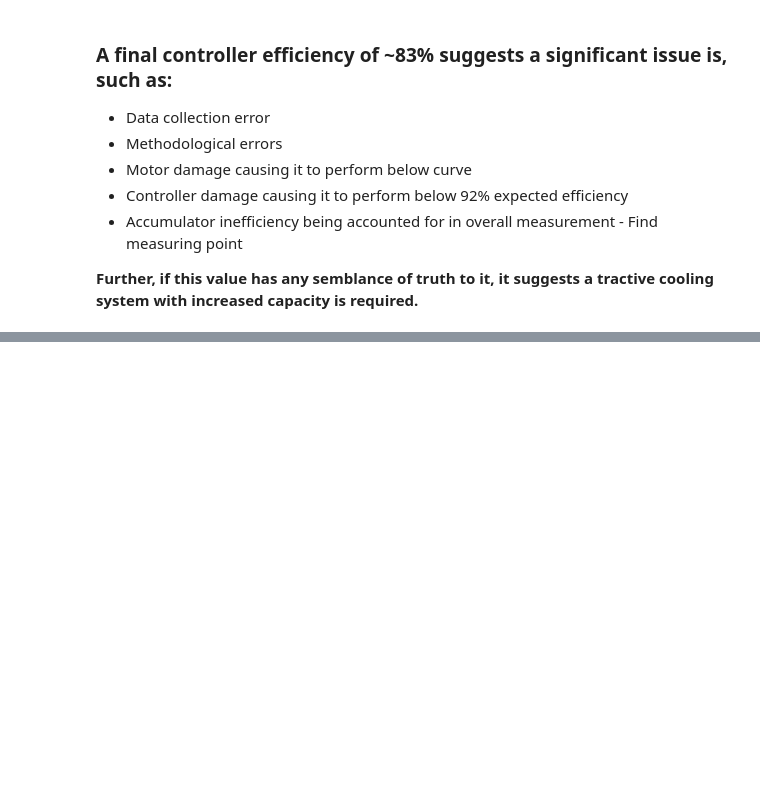
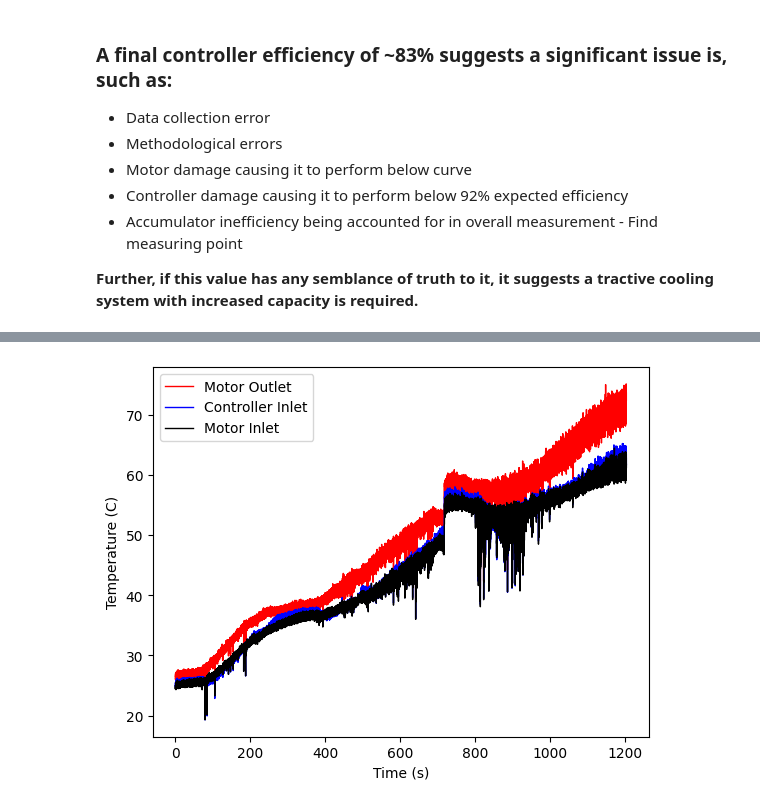
Before and after one commit to noahkae/UCR_03_Cooling_Data, a Jupyter notebook: study-endurance.ipynb, the cells around one changed output, grey strips where cells are left out. Saved outputs shown, nothing was run; the diff lists cells and outputs as text; code cells hidden in the pictures; blank space fills up the shorter version.

```diff
--- a/study-endurance.ipynb
+++ b/study-endurance.ipynb
@@ -150,0 +173,18 @@ Average Controller Efficiency: 82.63%
+# %%
+# apply rolling average (adjust window size as needed)
+endurance_df['Left_smooth']   = endurance_df['LeftCoolantTemp(C)'].rolling(15,  center=True, min_periods=1).mean()
+endurance_df['Right_smooth']  = endurance_df['RightCoolantTemp(C)'].rolling(15,  center=True, min_periods=1).mean()
+endurance_df['Middle_smooth'] = endurance_df['MiddleCoolantTemp(C)'].rolling(15, center=True, min_periods=1).mean()
+
+
+# plot smoothed values
+plt.plot(endurance_df['Time'], endurance_df['Left_smooth'],   color='red',  linewidth=1, label='Motor Outlet')
+plt.plot(endurance_df['Time'], endurance_df['Right_smooth'],  color='blue', linewidth=1, label='Controller Inlet')
+plt.plot(endurance_df['Time'], endurance_df['Middle_smooth'], color='k',    linewidth=1, label='Motor Inlet')
+
+plt.legend()
+plt.xlabel('Time (s)')
+plt.ylabel('Temperature (C)')
+plt.show()
+# %% [output]
+[figure, added]
```
Also changed, not shown: parts of 3 cells of this notebook.
